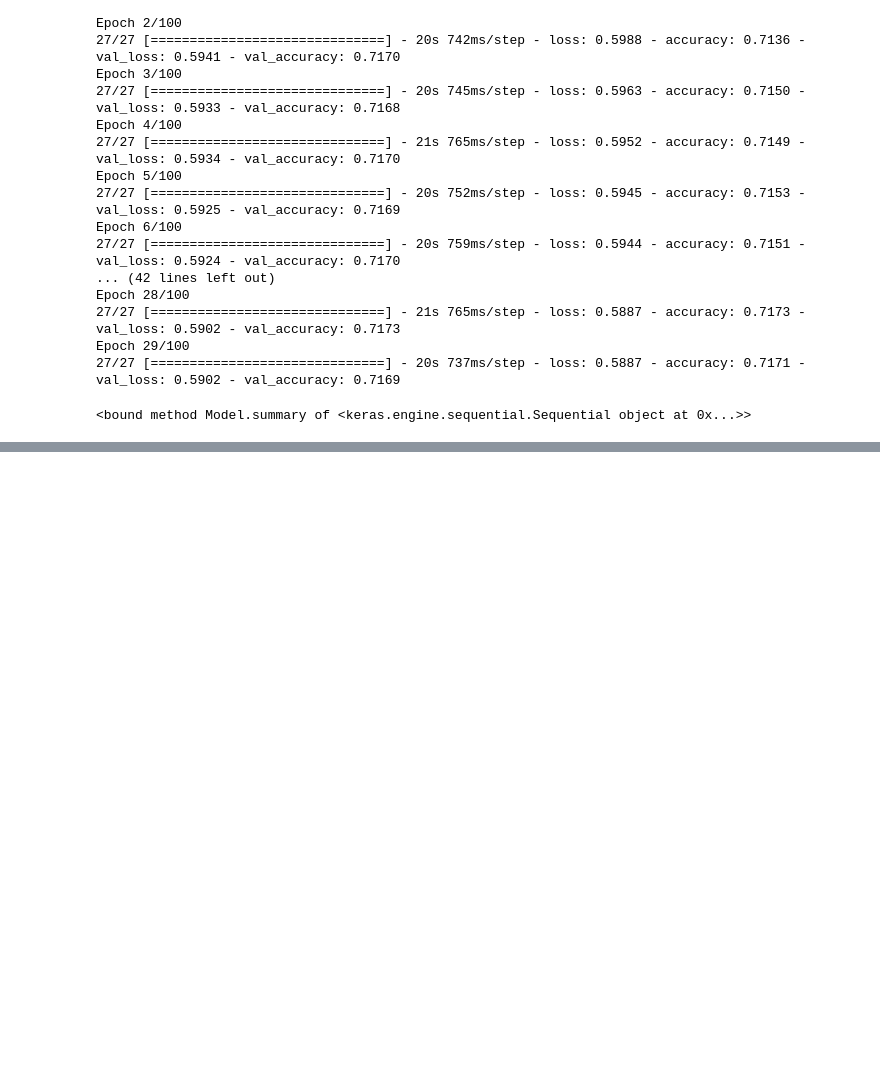
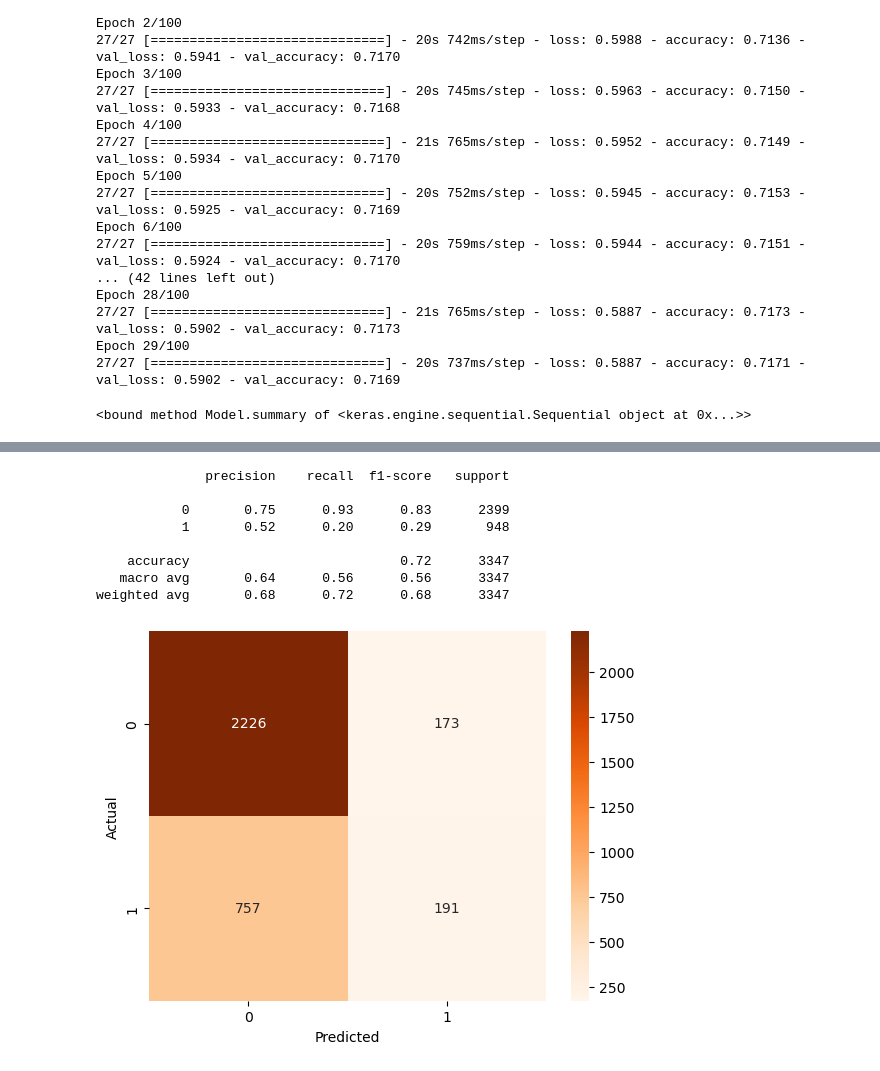
Before and after one commit to lohdaijiu/BT4222_FakeNewsClassifier, a Jupyter notebook: ModelBuilding_2.ipynb, the cells around one changed output, grey strips where cells are left out. Saved outputs shown, nothing was run; the diff lists cells and outputs as text; code cells hidden in the pictures; blank space fills up the shorter version.

```diff
--- a/ModelBuilding_2.ipynb
+++ b/ModelBuilding_2.ipynb
@@ -433,0 +436,4 @@ gru_model.summary
+# %%
+estimators = [("Logistic Regression", lr_clf), ("Naive Bayes", nb_clf), ("Support Vector Classifier", svc_clf)]
+stacking_clf = StackingClassifier(estimators=estimators, final_estimator=LogisticRegression())
+stacking_clf.fit(x_train_tfv, y_train)
@@ -433,0 +452,12 @@ gru_model.summary
+# %%
+score_model(stacking_clf, x_test_tfv, y_test)
+# %% [output]
+              precision    recall  f1-score   support
+
+           0       0.75      0.93      0.83      2399
+           1       0.52      0.20      0.29       948
+
+    accuracy                           0.72      3347
+   macro avg       0.64      0.56      0.56      3347
+weighted avg       0.68      0.72      0.68      3347
+[figure, added]
```
Also changed, not shown: parts of 4 cells of this notebook, 1 other file.
